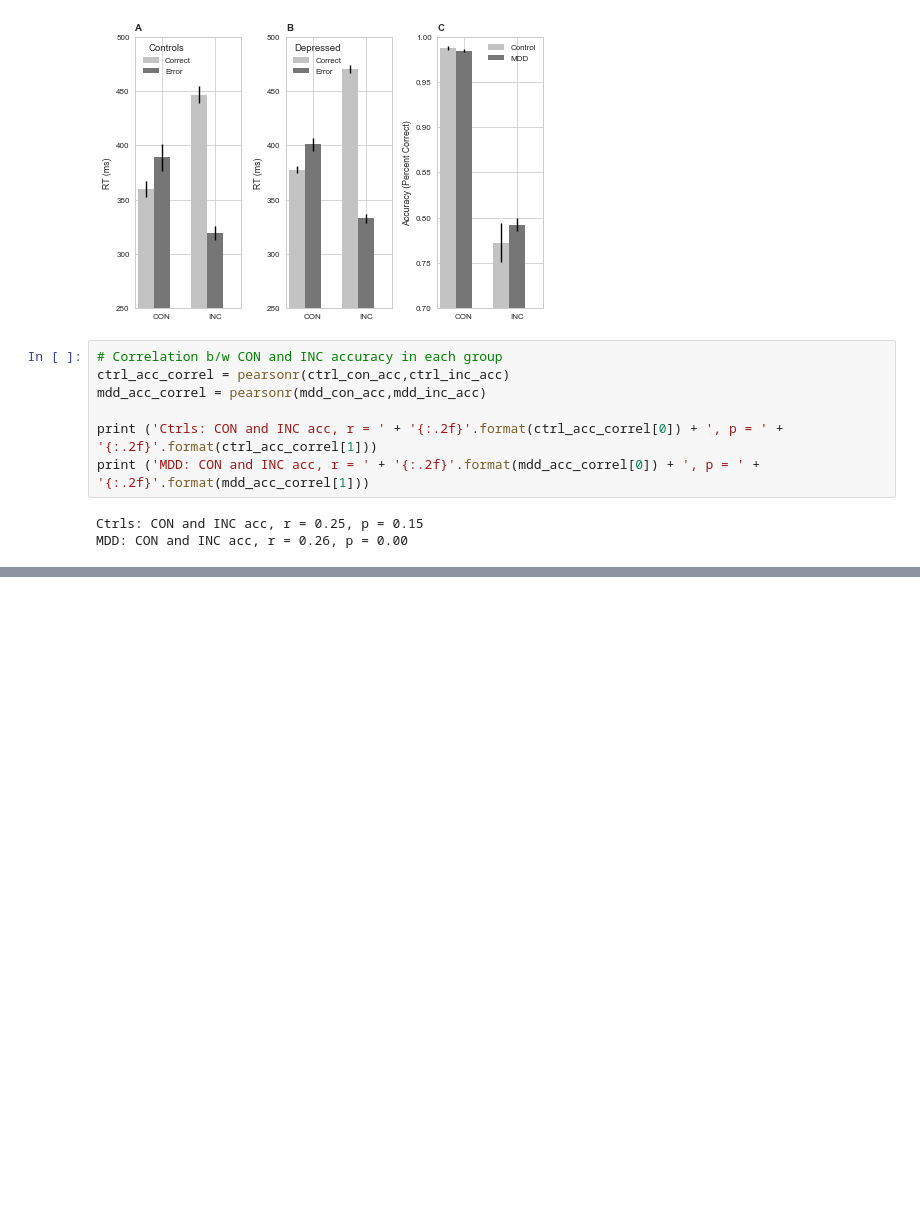
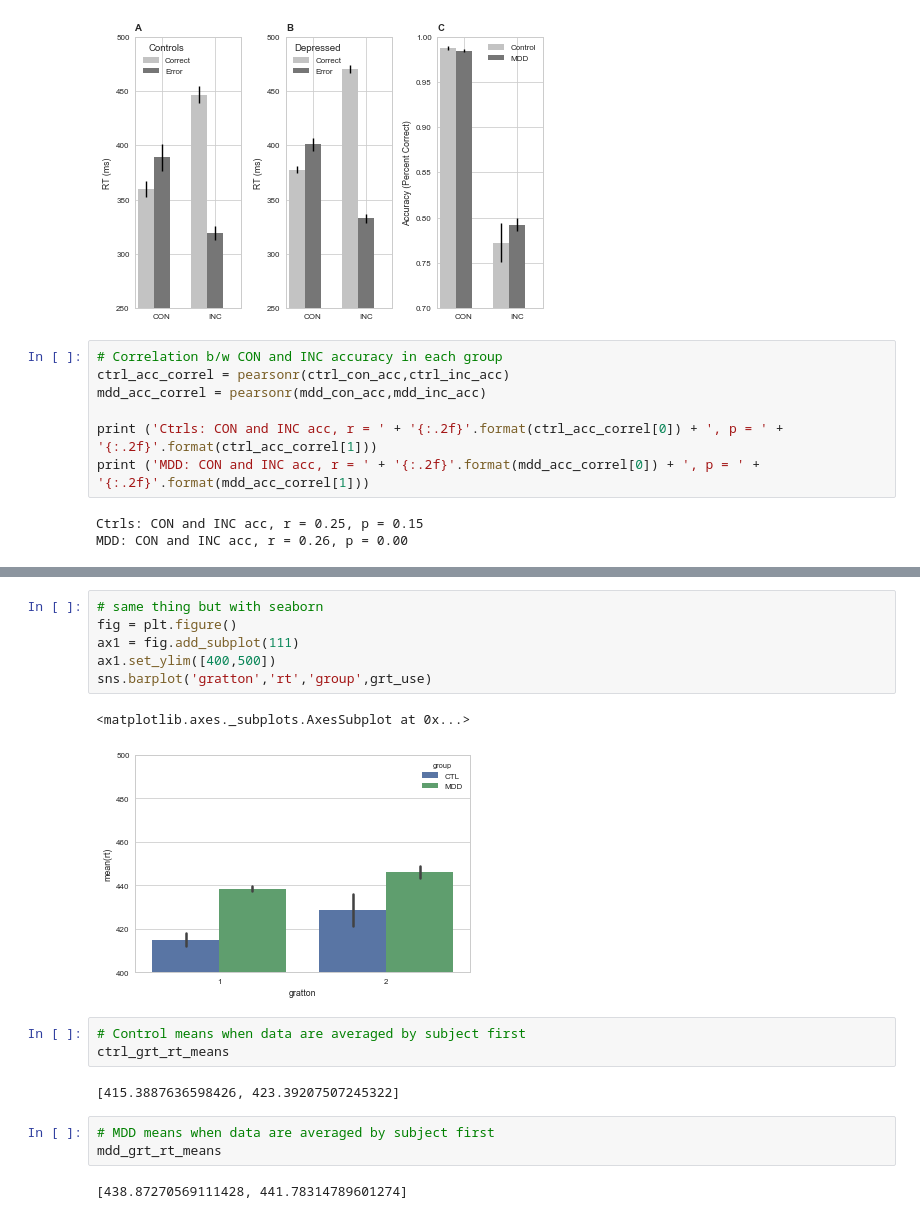
Before and after one commit to vlawlor/EMBARC-Flanker, a Jupyter notebook: Flanker.ipynb, the cells around one changed output, grey strips where cells are left out. Saved outputs shown, nothing was run; the diff lists cells and outputs as text; blank space fills up the shorter version.

```diff
--- a/Flanker.ipynb
+++ b/Flanker.ipynb
@@ -1353,0 +1854,19 @@ grpMDD:sINC  0.167  0.000  0.000  0.000 -0.204 -0.940
+# %%
+# same thing but with seaborn
+fig = plt.figure()
+ax1 = fig.add_subplot(111)
+ax1.set_ylim([400,500])
+sns.barplot('gratton','rt','group',grt_use)
+# %% [output]
+<matplotlib.axes._subplots.AxesSubplot at 0x...>
+[figure, added]
+# %%
+# Control means when data are averaged by subject first
+ctrl_grt_rt_means
+# %% [output]
+[415.3887636598426, 423.39207507245322]
+# %%
+# MDD means when data are averaged by subject first
+mdd_grt_rt_means
+# %% [output]
+[438.87270569111428, 441.78314789601274]
```
Also changed, not shown: parts of 42 cells of this notebook.
